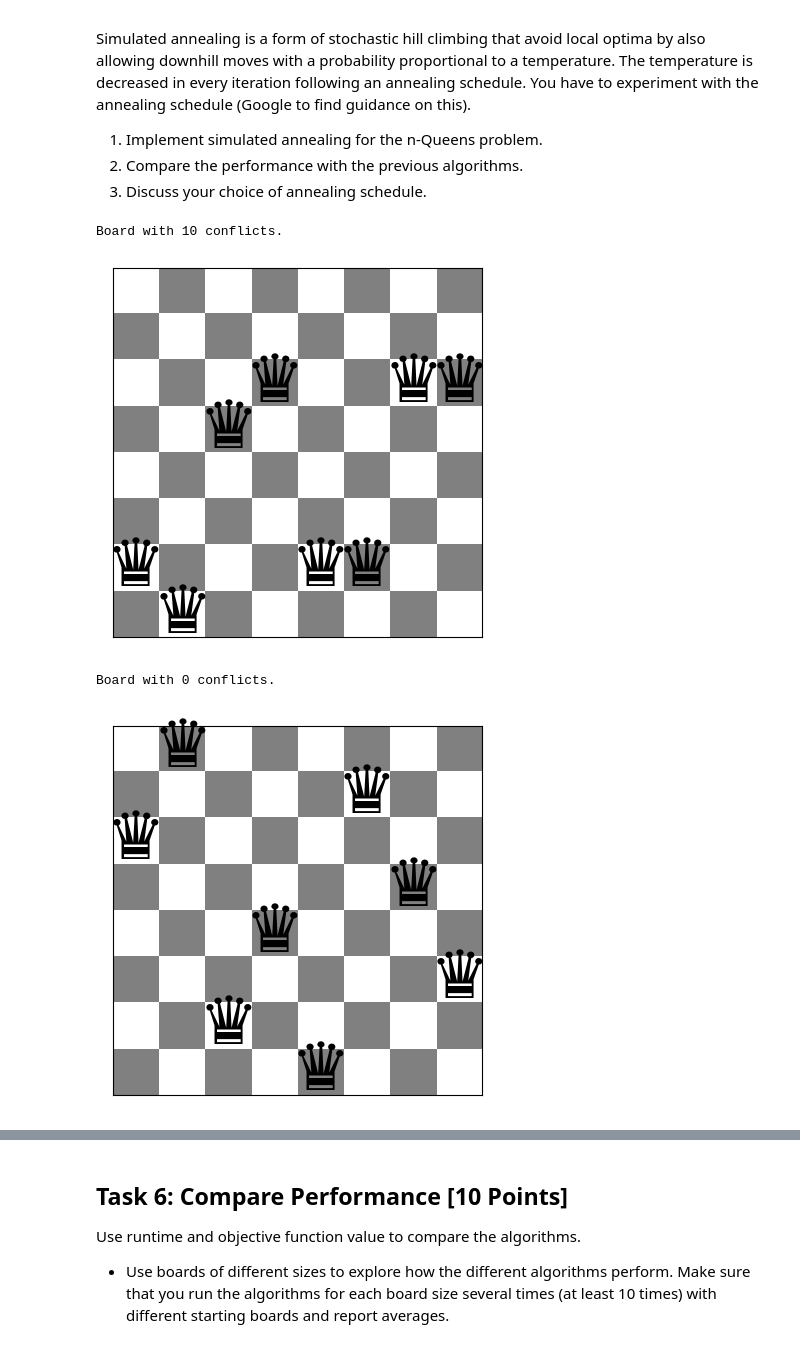
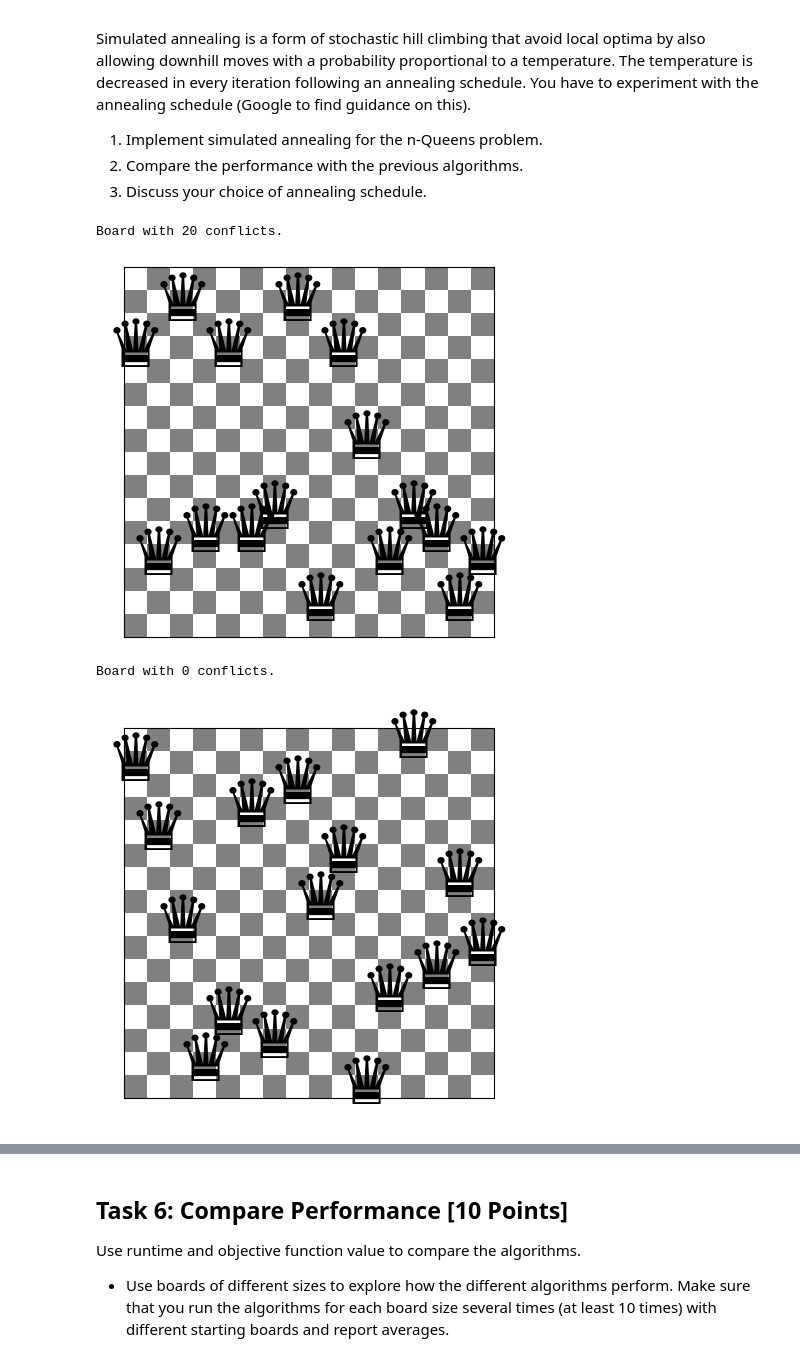
Before and after one commit to Mikecamdo/ArtificialIntelligence, a Jupyter notebook: Assignment 4/n_queens.ipynb, the cells around one changed output, grey strips where cells are left out. Saved outputs shown, nothing was run; the diff lists cells and outputs as text; code cells hidden in the pictures.

```diff
--- a/Assignment 4/n_queens.ipynb
+++ b/Assignment 4/n_queens.ipynb
@@ -130,11 +130,6 @@ Board with 0 conflicts.
 
 Calculate the objective function for all local moves (see definition of local moves above) and always choose the best among all local moves. If there are no local moves that improve the objective, then you have reached a local optimum.
 # %%
-# Code and description go here
-
-# For each possible move, find the number of conflicts
-# Make the move that minimizes the number of conflicts (I think you can only move 1 queen at a time)
-# Repeat
 from copy import deepcopy
 
 def steepest_ascent(board):
@@ -142,11 +137,11 @@ def steepest_ascent(board):
         best_move = None # set best_move to none
         best_move_objective = conflicts(board) # initialize best_move_objective to the current number of conflicts
 
-        for row, queen in enumerate(board): # loops through every possible move
+        for col, row in enumerate(board): # loops through every possible move
             for i in range(len(board)):
                 temp_board = deepcopy(board)
-                if i != temp_board[row]:
-                    temp_board[row] = i
+                if i != row: # can't move queen to the row its already on
+                    temp_board[col] = i
                     num_conflicts = conflicts(temp_board)
                     if num_conflicts < best_move_objective: # find move that reduces the number of conflicts the most
                         best_move = temp_board
@@ -178,7 +184,6 @@ Board with 0 conflicts.
 
 Chooses randomly from among all uphill moves till you have reached a local optimum.
 # %%
-# Code and description go here
 import random
 
 def stochastic_hill_climbing(board):
@@ -186,13 +191,11 @@ def stochastic_hill_climbing(board):
         possible_moves = [] # holds all uphill moves
         current_board_objective = conflicts(board) # the objective function for the current board
 
-        # FIXME not using queen in the following (this is also true for the previous function):
-        # FIXME should row actually be col???
-        for row, queen in enumerate(board): # loops through every possible move
+        for col, row in enumerate(board): # loops through every possible move
             for i in range(len(board)):
                 temp_board = deepcopy(board)
-                if i != temp_board[row]:
-                    temp_board[row] = i
+                if i != row: # can't move queen to the row its already on
+                    temp_board[col] = i
                     num_conflicts = conflicts(temp_board)
                     if num_conflicts < current_board_objective: # if move is uphill
                         possible_moves.append(temp_board)
@@ -200,7 +203,7 @@ def stochastic_hill_climbing(board):
         if not possible_moves: # if a local optimum has been reached
             break
 
-        board = random.choice(possible_moves)
+        board = random.choice(possible_moves) # randomly pick an uphill move
 
         if conflicts(board) == 0: # if a solution has been found
             break
@@ -227,12 +241,11 @@ __Notes:__
 
 * Detecting local optima is tricky! You can, for example, stop if you were not able to improve the objective function during the last $x$ tries.
 # %%
-# Code and description go here
 import secrets
 
 def first_choice_hill_climbing(board):
     counter = 0 # counter used to detect local optima
-    threshold = len(board)**2 # FIXME what should I make the threshold ??
+    threshold = len(board)**2 # threshold for detecting local optima
 
     while counter < threshold: # loop that runs until a solution is found or a local optimum is reached
         current_board_objective = conflicts(board) # the objective function for the current board
@@ -240,12 +253,15 @@ def first_choice_hill_climbing(board):
         random_queen = secrets.randbelow(len(board)) # selects a random queen on the board
         random_row = secrets.randbelow(len(board)) # selects a random position for the queen on the board
 
+        while random_row == board[random_queen]: # ensures the row isn't the row the queen is already on
+            random_row = secrets.randbelow(len(board))
+
         temp_board = deepcopy(board)
         temp_board[random_queen] = random_row
 
         counter += 1 # increment the counter by 1
 
-        if conflicts(temp_board) < conflicts(board):
+        if conflicts(temp_board) < conflicts(board): # if the successor state has less conflicts
             board = temp_board
 
             counter = 0 # reset the counter
@@ -387,16 +411,16 @@ def simulated_annealing(board, schedule):
 
         t += 1
 # %%
-board = random_board(8)
+board = random_board(16)
 show_board(board)
 
 cooling_schedule = ExponentialDecayCooling()
 
 board = simulated_annealing(board, cooling_schedule.schedule)
 
 show_board(board)
 # %% [output]
-Board with 10 conflicts.
+Board with 20 conflicts.
-[figure, old version]
+[figure, new version]
 Board with 0 conflicts.
-[figure, old version]
+[figure, new version]
```
Also changed, not shown: parts of 20 cells of this notebook.
